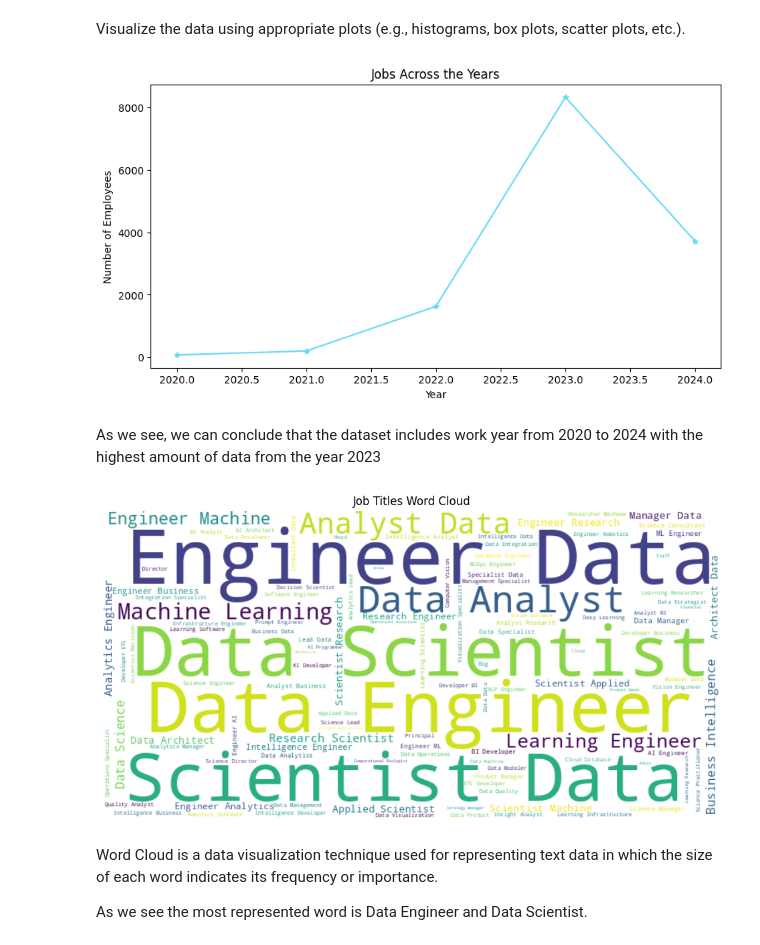
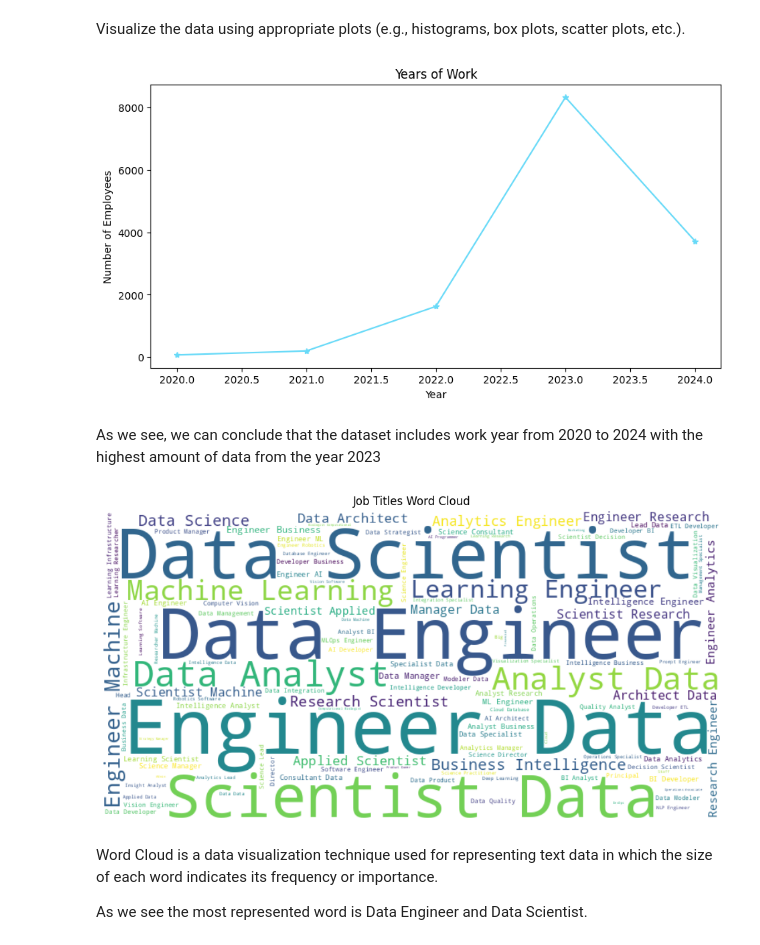
Before and after one commit to Adamixa/Data_field_job_analysis, a Jupyter notebook: notebook.ipynb, the cells around one changed output. Cells and saved outputs as stored; diff of their text form; code cells hidden in the pictures.

```diff
--- a/notebook.ipynb
+++ b/notebook.ipynb
@@ -14,7 +14,7 @@ import seaborn as sns
 from sklearn.preprocessing import LabelEncoder
 from wordcloud import WordCloud
 
-df = pd.read_csv('/content/jobs_in_data_2024.csv', sep = ',') # to read file
+df = pd.read_csv('/content/jobs_in_data_2024 (1).csv', sep = ',') # to read file
 # %%
 df # to view the dataset
 # %% [output]
@@ -419,16 +419,16 @@ Visualize the data using appropriate plots (e.g., histograms, box plots, scatter
 # %%
 plt.figure(figsize=(10,5))
 year_counts = df['work_year'].value_counts().sort_index()
 
 plt.plot(year_counts.index, year_counts.values, marker='*',linestyle='-',color="#68daf8")
 
 plt.xlabel("Year", color = 'black' )
 plt.ylabel("Number of Employees", color = 'black')
-plt.title("Jobs Across the Years", color = 'black')
+plt.title("Years of Work", color = 'black')
 
 plt.show()
 # %% [output]
-[figure, old version]
+[figure, new version]
 # %% [markdown]
 As we see, we can conclude that the dataset includes work year from 2020 to 2024 with the highest amount of data from the year 2023
 # %%
@@ -442,7 +442,7 @@ plt.axis('off')
 plt.title('Job Titles Word Cloud')
 plt.show()
 # %% [output]
-[figure, old version]
+[figure, new version]
 # %% [markdown]
 Word Cloud is a data visualization technique used for representing text data in which the size of each word indicates its frequency or importance.
 
```
Also changed, not shown: parts of 4 cells of this notebook.
